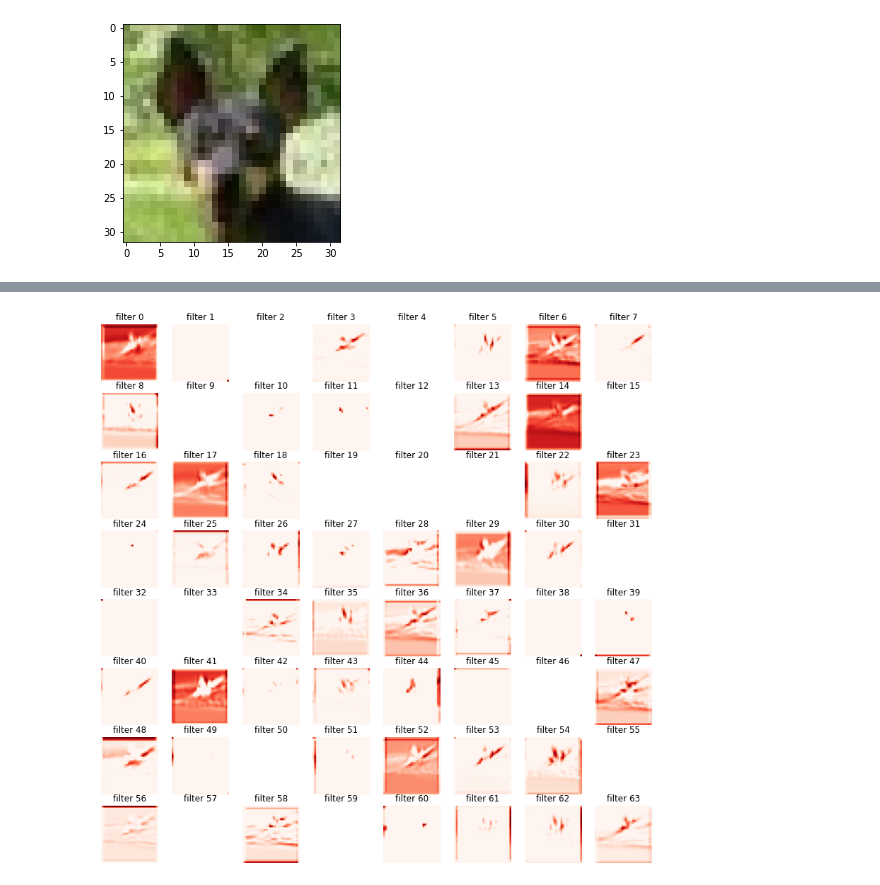
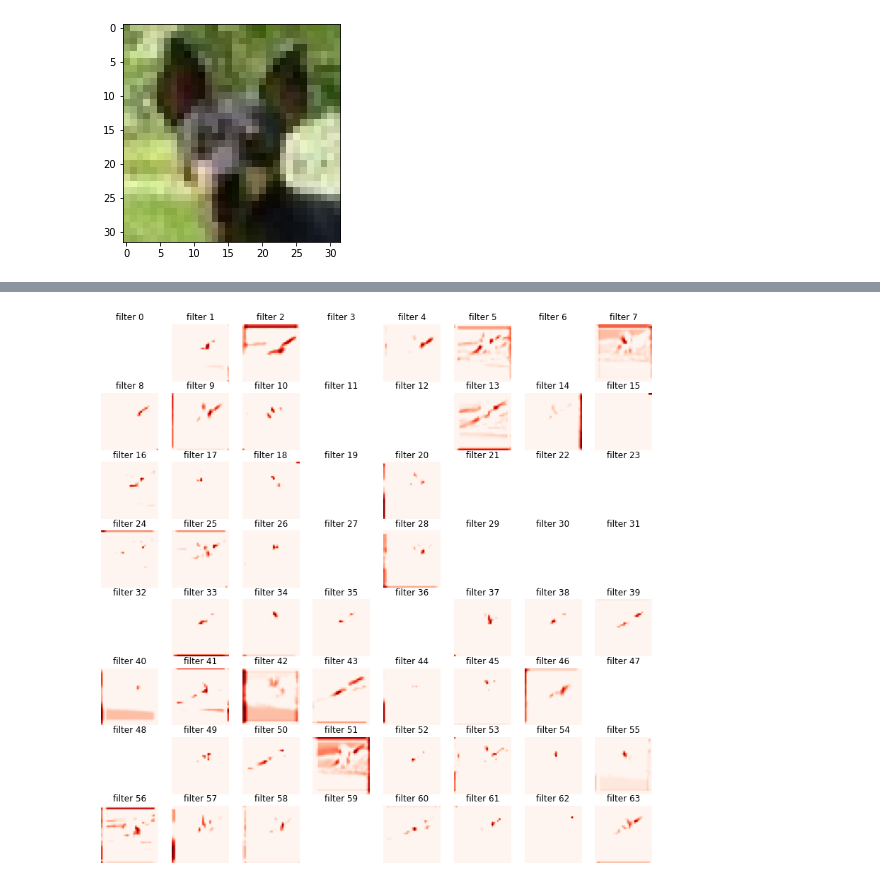
Before and after one commit to Elwing-Chou/tibaml1017, a Jupyter notebook: cnn.ipynb, the cells around one changed output, grey strips where cells are left out. Drawn from its saved outputs; the diff is of its cells as text; code cells hidden in the pictures.

```diff
--- a/cnn.ipynb
+++ b/cnn.ipynb
@@ -218,7 +218,8 @@ for i in range(64):
 # 128那層
 layers = [
     model.layers[0],
-    model.layers[2]
+    model.layers[2],
+    model.layers[4],
 ]
 partial = Sequential(layers)
 conv = partial.predict(img_np)[0]
@@ -240 +241 @@ for i in range(64):
-[figure, old version]
+[figure, new version]
```
Also changed, not shown: parts of 13 cells of this notebook.
